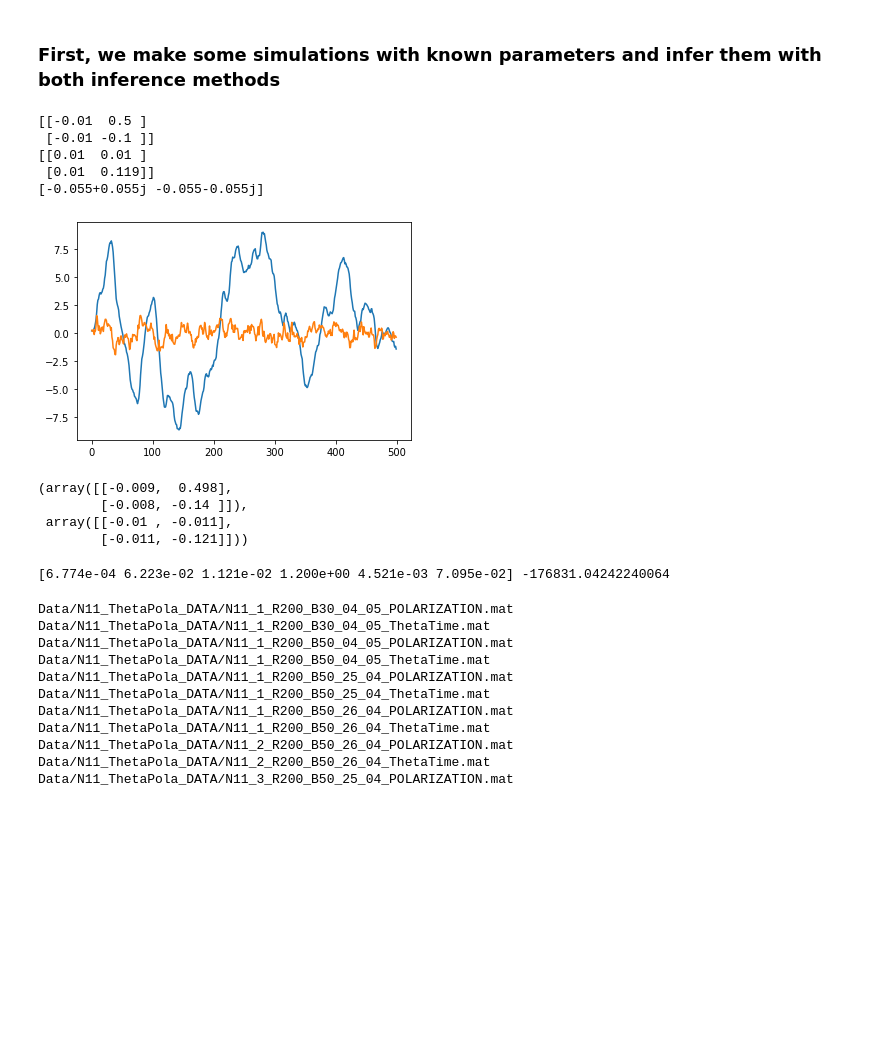
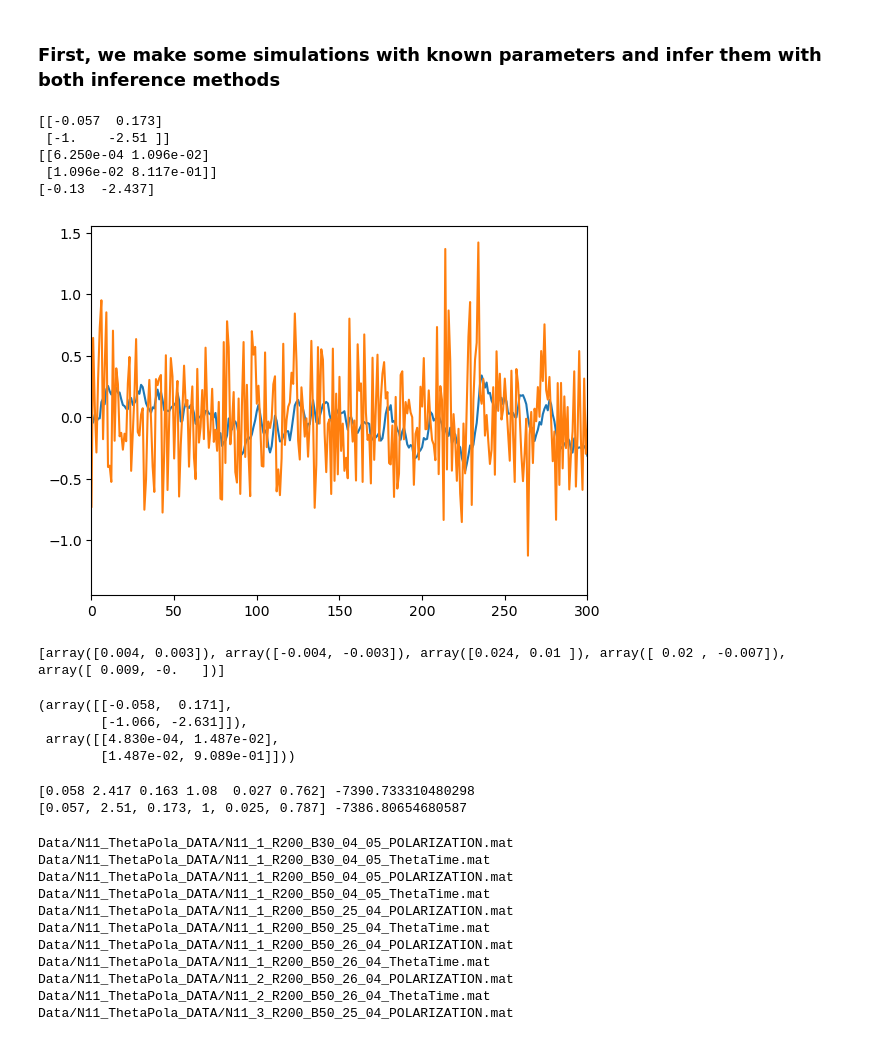
Before and after one commit to Irene-Li/ActivePoly, a Jupyter notebook: inference.ipynb, the cells around one changed output. Cells and saved outputs as stored; diff of their text form; code cells hidden in the pictures; blank space fills up the shorter version.

```diff
--- a/inference.ipynb
+++ b/inference.ipynb
@@ -12,8 +14,8 @@ from itertools import groupby
 # %%
 def convert_params(params):
-    c = params[3]
-    J = np.array([[-params[0], params[2]], [-params[0]*c, -params[1]]])
-    B = np.diagflat(params[4:])**2
+    J = np.array([[-params[0], params[2]], [-params[3], -params[1]]])
+    B = np.diagflat(params[4:6])**2
+    c = params[3]/params[0]
     B[1, 1] += c*c*B[0, 0]
     B[1, 0] = c*B[0, 0]
     B[0, 1] = B[1, 0]
@@ -141,45 +29,52 @@ dt = 5e-3
 n_frames = int(1*T)
 n_repeats = 5
 
-params = [0.01, 0.1, 0.5, 1, 0.1, 0.33]
+params = [0.057, 2.51, 0.173, 1, 0.025, 0.787]
 J, B = convert_params(params)
 print(J)
 print(B)
 print(np.linalg.eigvals(J))
 
-m = simple_model(params)
+m = sim(params, convert_params)
 results = m.evolve(T, dt, n_frames, n_repeats)
 # %% [output]
-[[-0.01  0.5 ]
- [-0.01 -0.1 ]]
-[[0.01  0.01 ]
- [0.01  0.119]]
-[-0.055+0.055j -0.055-0.055j]
+[[-0.057  0.173]
+ [-1.    -2.51 ]]
+[[6.250e-04 1.096e-02]
+ [1.096e-02 8.117e-01]]
+[-0.13  -2.437]
 # %%
 plt.plot(results[0][0])
 plt.plot(results[0][1])
+plt.xlim([0, 300])
 plt.show()
+
+mean = lambda x: np.mean(x, axis=1)
+print(list(map(mean, results)))
 # %% [output]
-[figure, old version]
+[figure, new version]
+[array([0.004, 0.003]), array([-0.004, -0.003]), array([0.024, 0.01 ]), array([ 0.02 , -0.007]), array([ 0.009, -0.   ])]
 # %%
 ## Exact inference without constraints
 
-inf = exact_inference()
+inf = exact_inference(convert_params)
 inf.inf(results, 1)
 # %% [output]
-(array([[-0.009,  0.498],
-        [-0.008, -0.14 ]]),
- array([[-0.01 , -0.011],
-        [-0.011, -0.121]]))
+(array([[-0.058,  0.171],
+        [-1.066, -2.631]]),
+ array([[4.830e-04, 1.487e-02],
+        [1.487e-02, 9.089e-01]]))
 # %%
 ## Numerical inference with constraints
 
-inf = inference()
+inf = inference(convert_params)
 guess = [1, 1, 1, 1, 1, 1]
-MAP, cost = inf.inf(guess, sims, 1, brute_force=False)
+MAP, cost = inf.inf(guess, results, 1, brute_force=False)
 print(MAP, cost)
+print(params, inf._minuslogP(params, results, 1))
 # %% [output]
-[6.774e-04 6.223e-02 1.121e-02 1.200e+00 4.521e-03 7.095e-02] -176831.04242240064
+[0.058 2.417 0.163 1.08  0.027 0.762] -7390.733310480298
+[0.057, 2.51, 0.173, 1, 0.025, 0.787] -7386.80654680587
 # %%
 # path = 'Data/N15_ThetaPola_DATA/'
 path = 'Data/N11_ThetaPola_DATA/'
```
Also changed, not shown: parts of 16 cells of this notebook, 29 other files.
